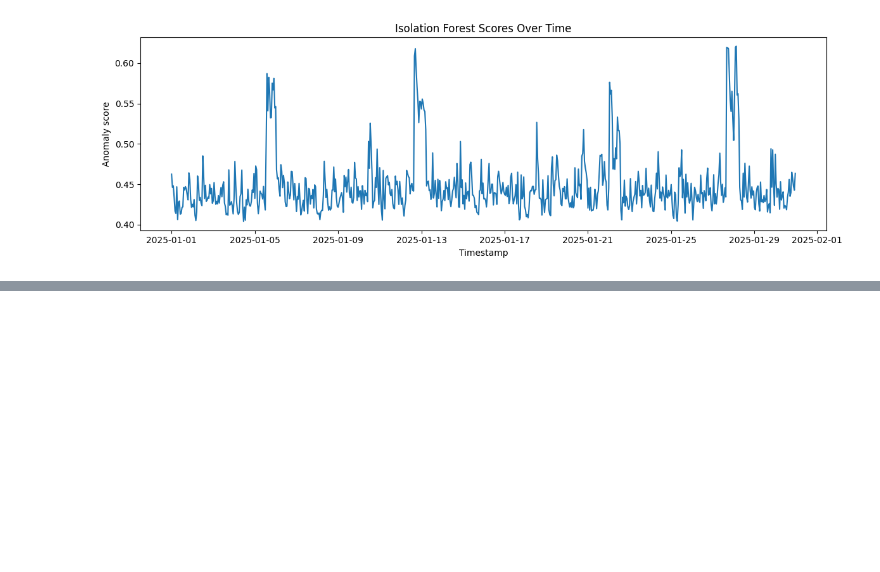
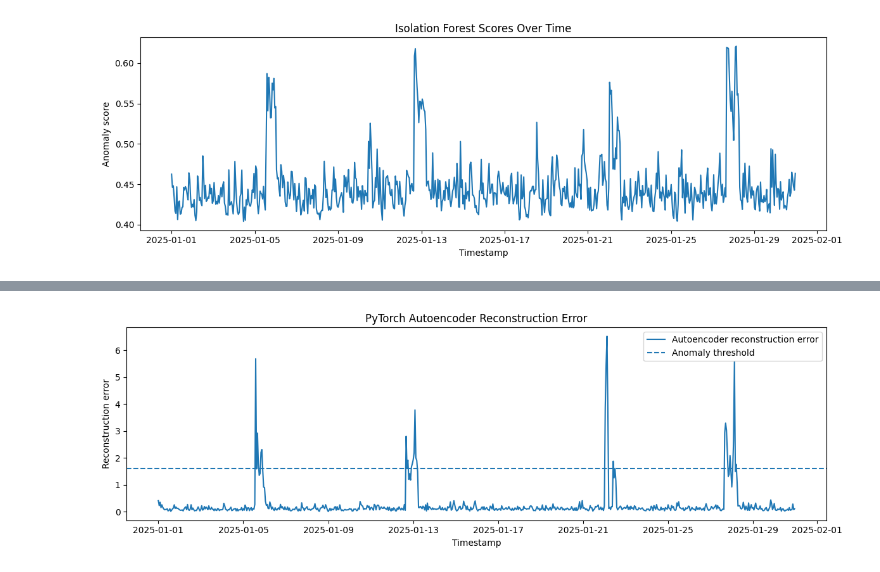
Before and after one commit to ikarib/ml-pipeline-anomaly-detection, a Jupyter notebook: notebooks/anomaly_detection.ipynb, the cells around one changed output, grey strips where cells are left out. Cells and saved outputs as stored; diff of their text form; code cells hidden in the pictures; blank space fills up the shorter version.

```diff
--- a/notebooks/anomaly_detection.ipynb
+++ b/notebooks/anomaly_detection.ipynb
@@ -89,0 +125,12 @@ plt.show()
+# %%
+plt.figure(figsize=(12, 4))
+plt.plot(df["timestamp"], ae.scores, label="Autoencoder reconstruction error")
+plt.axhline(ae.artifacts["threshold"], linestyle="--", label="Anomaly threshold")
+plt.title("PyTorch Autoencoder Reconstruction Error")
+plt.xlabel("Timestamp")
+plt.ylabel("Reconstruction error")
+plt.legend()
+plt.tight_layout()
+plt.show()
+# %% [output]
+[figure, added]
```
Also changed, not shown: parts of 21 cells of this notebook, 10 other files.
